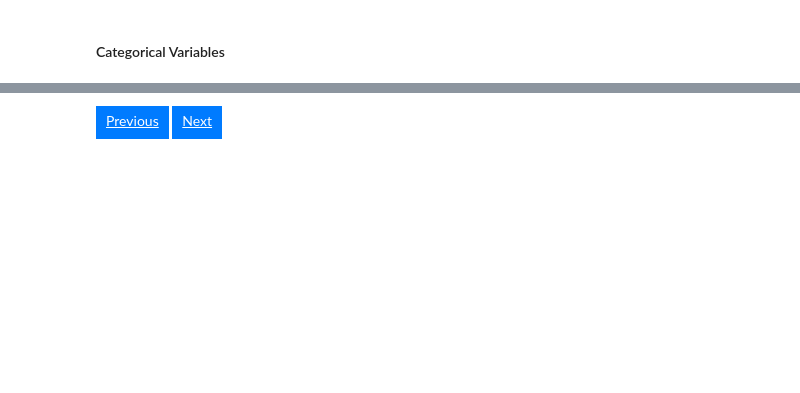
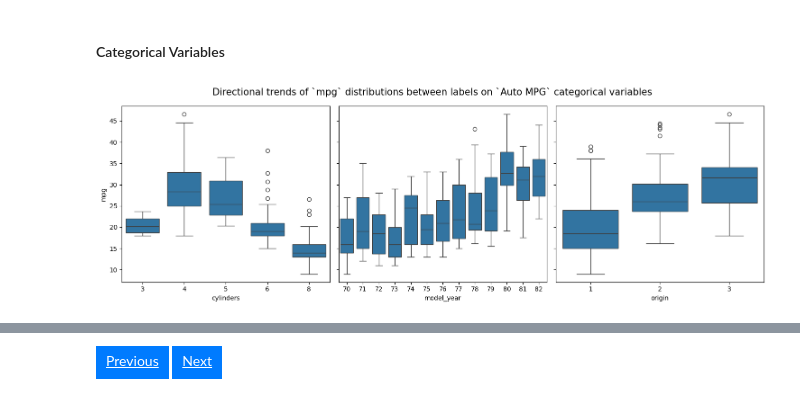
Before and after one commit to garudapaksi-yusuf/Auto_MPG_Prediction, a Jupyter notebook: notebook/__2_data_analysis.ipynb, the cells around one changed output, grey strips where cells are left out. Drawn from its saved outputs; the diff is of its cells as text; code cells hidden in the pictures; blank space fills up the shorter version.

```diff
--- a/notebook/__2_data_analysis.ipynb
+++ b/notebook/__2_data_analysis.ipynb
@@ -357,2 +371,35 @@ plt.show()
 # %% [markdown]
 #### Categorical Variables
+# %%
+# plot pairwise relationship for categorical features and target variable in dataset
+_, axes = plt.subplots(
+    nrows=1,
+    ncols=3,
+    sharey=True,
+    figsize=(15, 5),
+    layout='tight'
+)
+
+plt.suptitle(
+    t="Directional trends of `mpg` distributions between labels on `Auto MPG` categorical variables",
+    size=15
+)
+
+for count, column in enumerate(iterable=data_categorical):
+    # column_labels = data[column].unique()
+    # column_grouped = [data[data[column] == label]['mpg'] for label in column_labels]
+    # h_statistic, pvalue = kruskal(*column_grouped)
+
+    sns.boxplot(
+        data=data,
+        x=column,
+        y='mpg',
+        ax=axes[count]
+    )\
+    # .set_title(
+    #     label=f'H = {h_statistic:.2e}, p = {pvalue:.2e}'
+    # )
+
+plt.show()
+# %% [output]
+[figure, added]
```
Also changed, not shown: parts of 11 cells of this notebook, 1 other file.
